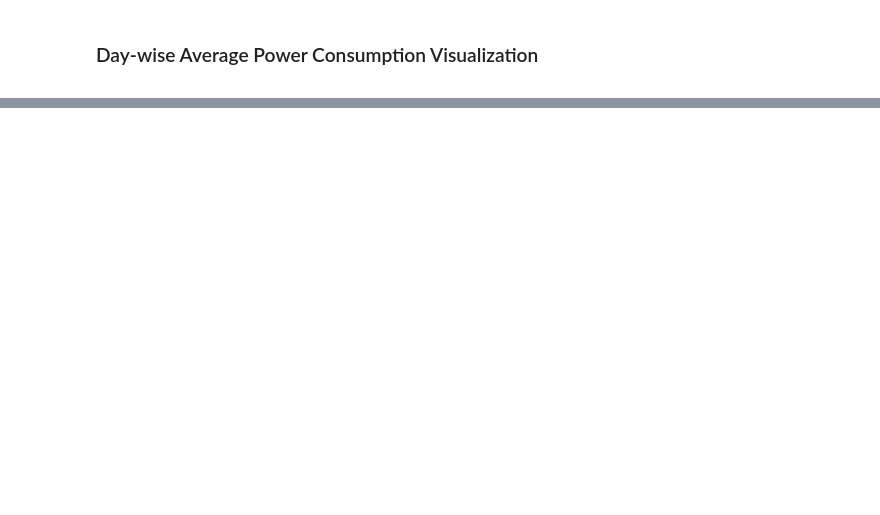
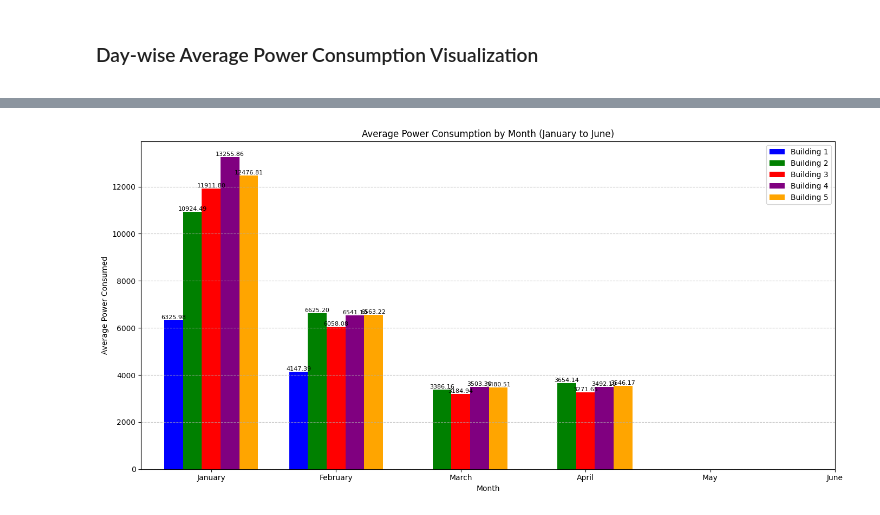
Before and after one commit to ShivanshKumarJha/Smart-Meter-Analysis, a Jupyter notebook: dashboard.ipynb, the cells around one changed output, grey strips where cells are left out. Cells and saved outputs as stored; diff of their text form; code cells hidden in the pictures; blank space fills up the shorter version.

```diff
--- a/dashboard.ipynb
+++ b/dashboard.ipynb
@@ -160,18 +183,0 @@ The line chart demonstrates a clear pattern of higher energy usage during the st
-# %%
-df['Month'] = df['System Time'].dt.month_name()
-
-month_avg = df.groupby('Month')['Power Consumed'].mean().reindex([
-'January', 'February', 'March', 'April', 'May', 'June', 'July', 'August', 'September', 'October', 'November', 'December'])
-
-plt.figure(figsize=(12, 6))
-month_avg.plot(kind='bar', color='green', title='Average Power Consumption by Month')
-plt.ylabel('Average Power Consumed')
-plt.xlabel('Month')
-plt.xticks(rotation=0)
-
-for i, value in enumerate(month_avg):
-    plt.text(i, value, f"{value:.2f}", ha='center', va='bottom', fontsize=10)
-
-plt.tight_layout()
-plt.grid(axis='y', linestyle='--', alpha=0.7)
-plt.show()
@@ -179,0 +184,64 @@ plt.show()
+# %%
+import numpy as np
+
+buildings = [df_building1, df_building2, df_building3, df_building4, df_building5]
+building_names = ['Building 1', 'Building 2', 'Building 3', 'Building 4', 'Building 5']
+colors = ['blue', 'green', 'red', 'purple', 'orange']
+
+for df in buildings:
+    df['System Time'] = pd.to_datetime(df['System Time'])
+    df['Month'] = df['System Time'].dt.month_name()
+
+month_avg_data = []
+for df in buildings:
+    month_avg = df.groupby('Month')['Power Consumed'].mean().reindex([
+        'January', 'February', 'March', 'April', 'May', 'June',
+        'July', 'August', 'September', 'October', 'November', 'December'
+    ])
+    month_avg_data.append(month_avg.values)
+
+month_avg_data = np.array(month_avg_data)
+
+months_part1 = ['January', 'February', 'March', 'April', 'May', 'June']
+months_part2 = ['July', 'August', 'September', 'October', 'November', 'December']
+
+x1 = np.arange(len(months_part1))
+bar_width = 0.15
+
+plt.figure(figsize=(14, 7))
+for i, (building_avg, color, name) in enumerate(zip(month_avg_data, colors, building_names)):
+    plt.bar(x1 + i * bar_width, building_avg[:6], width=bar_width, color=color, label=name)
+
+for i, building_avg in enumerate(month_avg_data):
+    for j, value in enumerate(building_avg[:6]):
+        plt.text(x1[j] + i * bar_width, value, f"{value:.2f}", ha='center', va='bottom', fontsize=8)
+
+plt.xticks(x1 + bar_width * (len(buildings) - 1) / 2, months_part1, rotation=0)
+plt.ylabel('Average Power Consumed')
+plt.xlabel('Month')
+plt.title('Average Power Consumption by Month (January to June)')
+plt.legend(loc='upper right')
+plt.tight_layout()
+plt.grid(axis='y', linestyle='--', alpha=0.7)
+plt.show()
+
+x2 = np.arange(len(months_part2))
+
+plt.figure(figsize=(14, 7))
+for i, (building_avg, color, name) in enumerate(zip(month_avg_data, colors, building_names)):
+    plt.bar(x2 + i * bar_width, building_avg[6:], width=bar_width, color=color, label=name)
+
+for i, building_avg in enumerate(month_avg_data):
+    for j, value in enumerate(building_avg[6:]):
+        plt.text(x2[j] + i * bar_width, value, f"{value:.2f}", ha='center', va='bottom', fontsize=8)
+
+plt.xticks(x2 + bar_width * (len(buildings) - 1) / 2, months_part2, rotation=0)
+plt.ylabel('Average Power Consumed')
+plt.xlabel('Month')
+plt.title('Average Power Consumption by Month (July to December)')
+plt.legend(loc='upper right')
+plt.tight_layout()
+plt.grid(axis='y', linestyle='--', alpha=0.7)
+plt.show()
+# %% [output]
+[figure, added]
```
Also changed, not shown: parts of 26 cells of this notebook, 19 other files.
